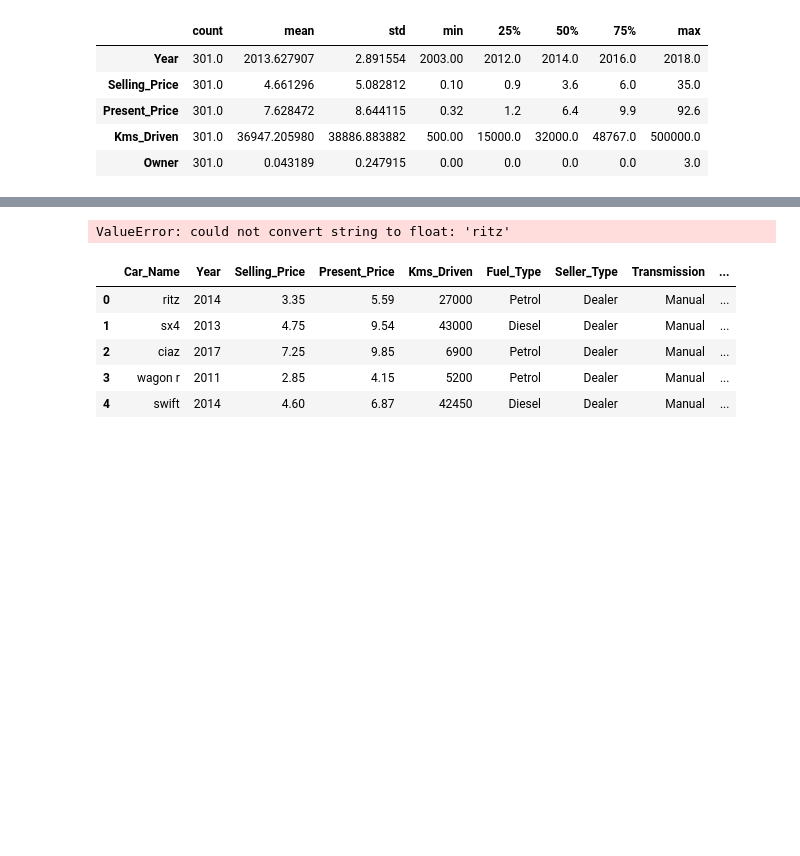
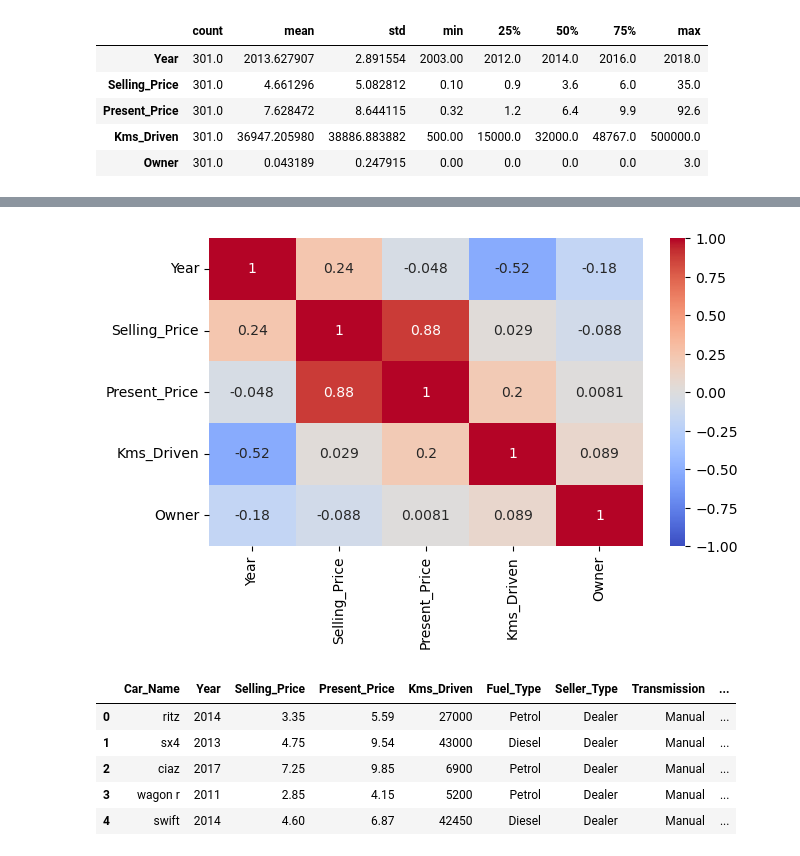
Before and after one commit to iceyisaak/ml13_random-forest, a Jupyter notebook: ML_13_(Random_Forest_Regression)_EN.ipynb, the cells around one changed output, grey strips where cells are left out. Drawn from its saved outputs; the diff is of its cells as text; code cells hidden in the pictures; blank space fills up the shorter version.

```diff
--- a/ML_13_(Random_Forest_Regression)_EN.ipynb
+++ b/ML_13_(Random_Forest_Regression)_EN.ipynb
@@ -73,8 +79,8 @@ df.describe().T
 # %%
-sns.heatmap(df.corr(), annot=True, vmin=-1, vmax=1, cmap="coolwarm")
+sns.heatmap(df.corr(numeric_only=True), annot=True, vmin=-1, vmax=1, cmap="coolwarm")
 plt.show()
 # %% [output]
-ValueError: could not convert string to float: 'ritz'
+[figure, added]
 # %%
 df.head()
 # %% [output]
```
Also changed, not shown: parts of 13 cells of this notebook, 1 other file.
